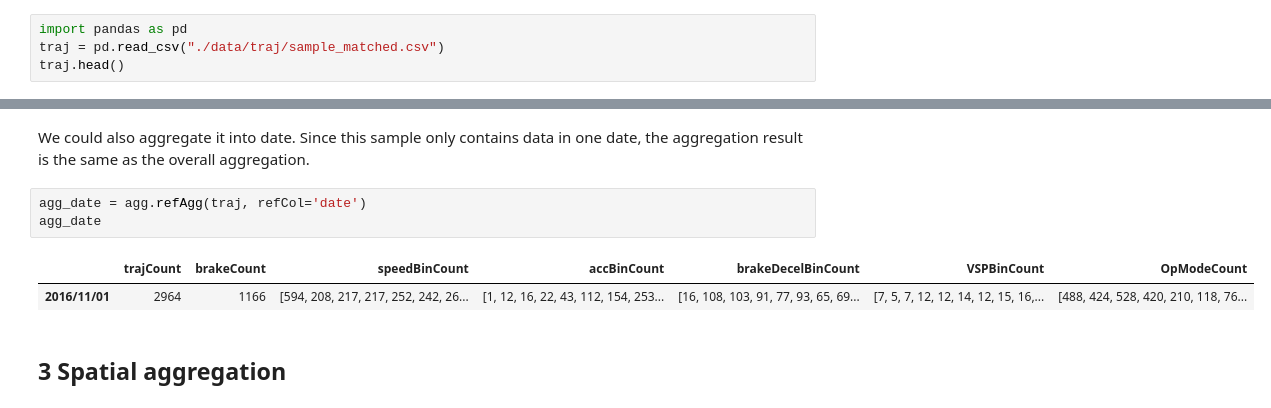
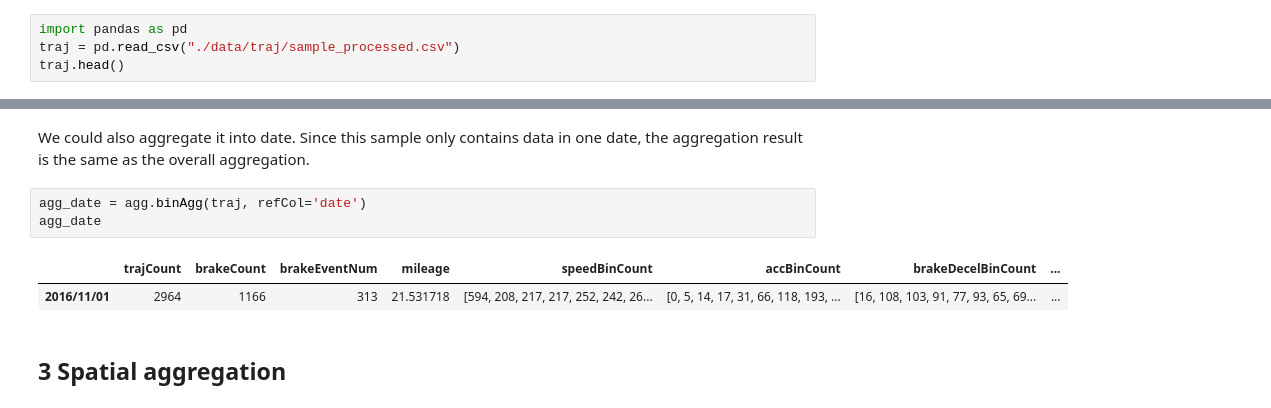
Before and after one commit to QiuziChen/brake-wear-emission-modeling, a Jupyter notebook: Doc_4_Multi_Level_Aggregation.ipynb, the cells around one changed output, grey strips where cells are left out. Cells and saved outputs as stored; diff of their text form.

```diff
--- a/Doc_4_Multi_Level_Aggregation.ipynb
+++ b/Doc_4_Multi_Level_Aggregation.ipynb
@@ -41,6 +26,6 @@ LABEL_FONT = {
 # %%
 import pandas as pd
-traj = pd.read_csv("./data/traj/sample_matched.csv")
+traj = pd.read_csv("./data/traj/sample_processed.csv")
 traj.head()
 # %% [output]
 |  | vehID | orderID | tripID | time[s] | lon | lat | dist[km] | interval[s] | speed[km/h] | acc[m/s2] | ... |
@@ -128,11 +113,11 @@ agg_hour
 # %% [markdown]
 We could also aggregate it into date. Since this sample only contains data in one date, the aggregation result is the same as the overall aggregation.
 # %%
-agg_date = agg.refAgg(traj, refCol='date')
+agg_date = agg.binAgg(traj, refCol='date')
 agg_date
 # %% [output]
-|  | trajCount | brakeCount | speedBinCount | accBinCount | brakeDecelBinCount | VSPBinCount | OpModeCount |
-| 2016/11/01 | 2964 | 1166 | [594, 208, 217, 217, 252, 242, 26... | [1, 12, 16, 22, 43, 112, 154, 253... | [16, 108, 103, 91, 77, 93, 65, 69... | [7, 5, 7, 12, 12, 14, 12, 15, 16,... | [488, 424, 528, 420, 210, 118, 76... |
+|  | trajCount | brakeCount | brakeEventNum | mileage | speedBinCount | accBinCount | brakeDecelBinCount | ... |
+| 2016/11/01 | 2964 | 1166 | 313 | 21.531718 | [594, 208, 217, 217, 252, 242, 26... | [0, 5, 14, 17, 31, 66, 118, 193, ... | [16, 108, 103, 91, 77, 93, 65, 69... | ... |
 # %% [markdown]
 ## 3 Spatial aggregation
 # %% [markdown]
```
Also changed, not shown: parts of 9 cells of this notebook.
